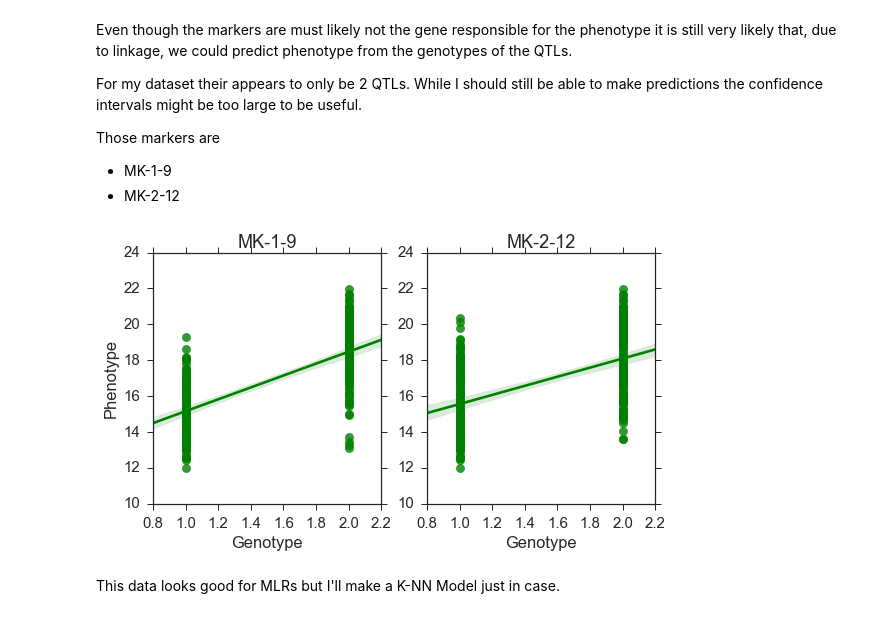
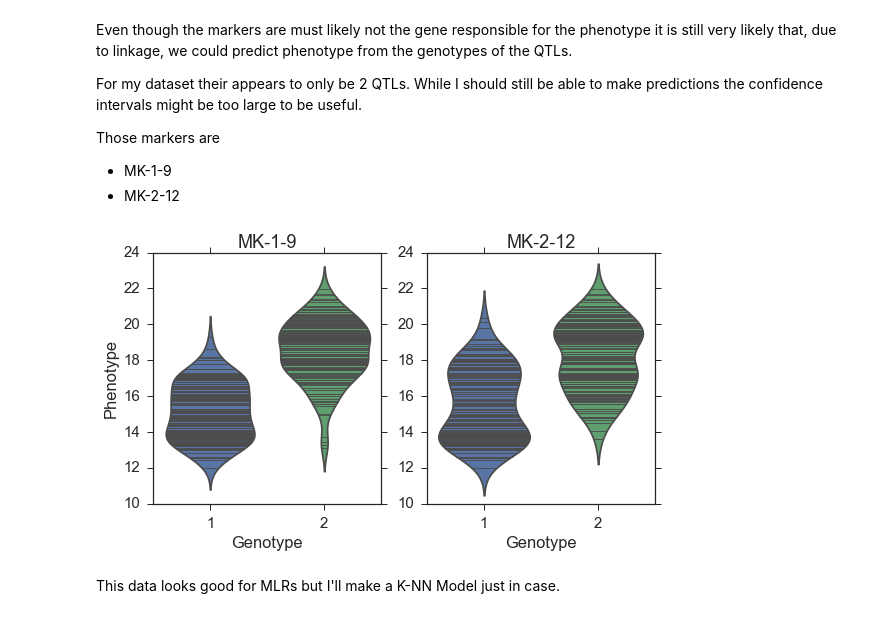
Before and after one commit to arose13/YorkU-PopulationGenetics, a Jupyter notebook: assignment_three/Assignment 3.ipynb, the cells around one changed output. Saved outputs shown, nothing was run; the diff lists cells and outputs as text; code cells hidden in the pictures.

Commit message:
stick violin plots

```diff
--- a/assignment_three/Assignment 3.ipynb
+++ b/assignment_three/Assignment 3.ipynb
@@ -160,29 +160,29 @@ Those markers are
 # %%
 # Get suspected QTLs for the regression model.
 markers = ['MK-1-9', 'MK-2-12']
 data = select_by_markers(markers)
 
 x = np.array(data[markers].values.tolist())
 y = np.array(data['phenotype'].values.tolist())
 
 # Data Exploration
 graph.figure(figsize=(9, 4.5))
 
 graph.subplot(121)
 graph.title(markers[0])
-sns.regplot(x=data[markers[0]], y=data['phenotype'], color='g', scatter_kws={'s': 80})
+sns.violinplot(x=data[markers[0]], y=data['phenotype'], inner='stick')
 graph.xlabel('Genotype')
 graph.ylabel('Phenotype')
 
 graph.subplot(122)
 graph.title(markers[1])
-sns.regplot(x=data[markers[1]], y=data['phenotype'], color='g', scatter_kws={'s': 80})
+sns.violinplot(x=data[markers[1]], y=data['phenotype'], inner='stick')
 graph.xlabel('Genotype')
 graph.ylabel('')
 
 graph.show()
 # %% [output]
-[figure, old version]
+[figure, new version]
 # %% [markdown]
 This data looks good for MLRs but I'll make a K-NN Model just in case.
 # %%
```
Also changed, not shown: parts of 2 cells of this notebook.
